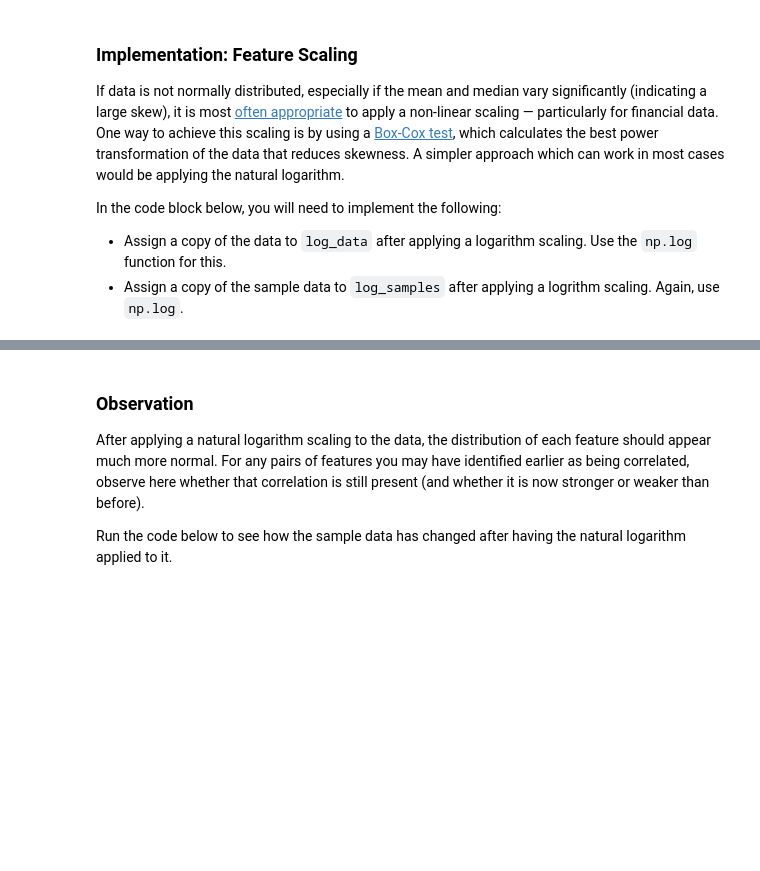
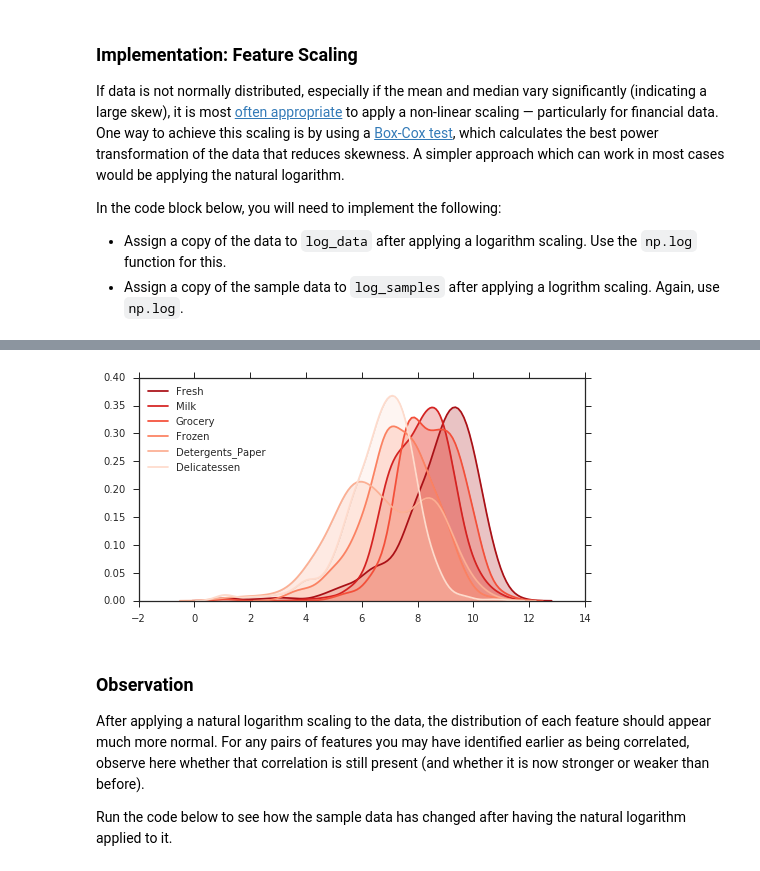
Before and after one commit to chirag-jhamb/customer-segments, a Jupyter notebook: customer_segments.ipynb, the cells around one changed output, grey strips where cells are left out. Drawn from its saved outputs; the diff is of its cells as text; code cells hidden in the pictures; blank space fills up the shorter version.

```diff
--- a/customer_segments.ipynb
+++ b/customer_segments.ipynb
@@ -162,3 +182,16 @@ pd.scatter_matrix(log_data, alpha = 0.3, figsize = (14,8), diagonal = 'kde');
+# %%
+import matplotlib.pyplot as plt
+import seaborn as sns
+sns.set_palette("Reds_r")
+sns.set_style('ticks')
+
+# plot densities of log-transformed data
+plt.figure(figsize=(8,4))
+for col in data.columns:
+    sns.kdeplot(log_data[col], shade=True)
+plt.legend(loc=2);
+# %% [output]
+[figure, added]
 # %% [markdown]
 ### Observation
 After applying a natural logarithm scaling to the data, the distribution of each feature should appear much more normal. For any pairs of features you may have identified earlier as being correlated, observe here whether that correlation is still present (and whether it is now stronger or weaker than before).
```
Also changed, not shown: parts of 15 cells of this notebook, 1 other file.
